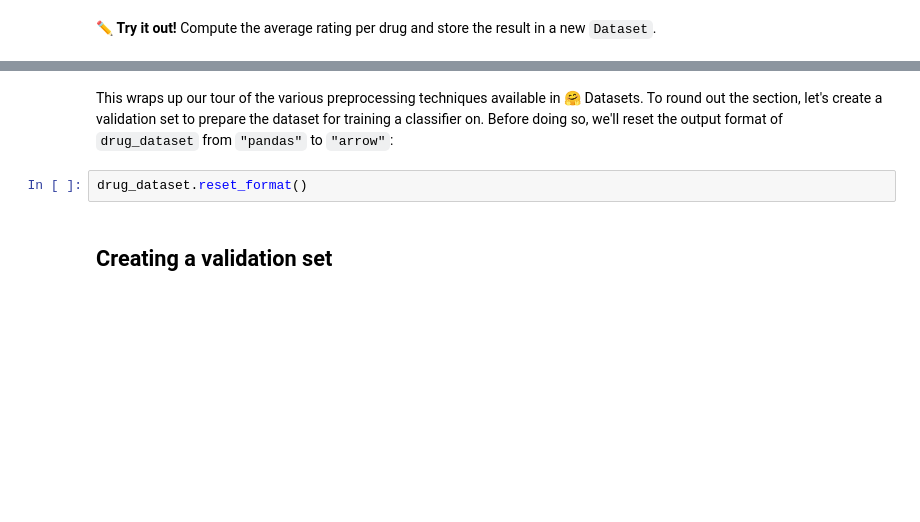
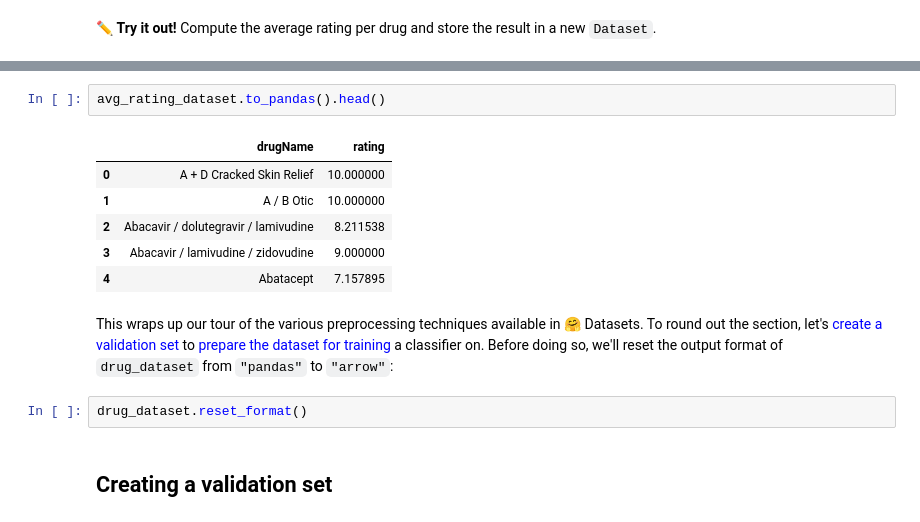
Before and after one commit to matthewshawnkehoe/Data-Science-Machine-Learning-Collaborative-Learning-Group, a Jupyter notebook: Hugging_Face_NLP_Course/Chapter_5/Time_to_slice_and_dice.ipynb, the cells around one changed output, grey strips where cells are left out. Saved outputs shown, nothing was run; the diff lists cells and outputs as text; blank space fills up the shorter version.

```diff
--- a/Hugging_Face_NLP_Course/Chapter_5/Time_to_slice_and_dice.ipynb
+++ b/Hugging_Face_NLP_Course/Chapter_5/Time_to_slice_and_dice.ipynb
@@ -512,5 +507,14 @@ avg_rating_dataset = Dataset.from_pandas(avg_rating)
+# %%
+avg_rating_dataset.to_pandas().head()
+# %% [output]
+|  | drugName | rating |
+| 0 | A + D Cracked Skin Relief | 10.000000 |
+| 1 | A / B Otic | 10.000000 |
+| 2 | Abacavir / dolutegravir / lamivudine | 8.211538 |
+| 3 | Abacavir / lamivudine / zidovudine | 9.000000 |
+| 4 | Abatacept | 7.157895 |
 # %% [markdown]
-This wraps up our tour of the various preprocessing techniques available in 🤗 Datasets. To round out the section, let's create a validation set to prepare the dataset for training a classifier on. Before doing so, we'll reset the output format of `drug_dataset` from `"pandas"` to `"arrow"`:
+This wraps up our tour of the various preprocessing techniques available in 🤗 Datasets. To round out the section, let's  <font color='blue'>create a validation set</font> to  <font color='blue'>prepare the dataset for training</font> a classifier on. Before doing so, we'll reset the output format of `drug_dataset` from `"pandas"` to `"arrow"`:
 # %%
 drug_dataset.reset_format()
 # %% [markdown]
```
Also changed, not shown: parts of 46 cells of this notebook, 1 other file.
